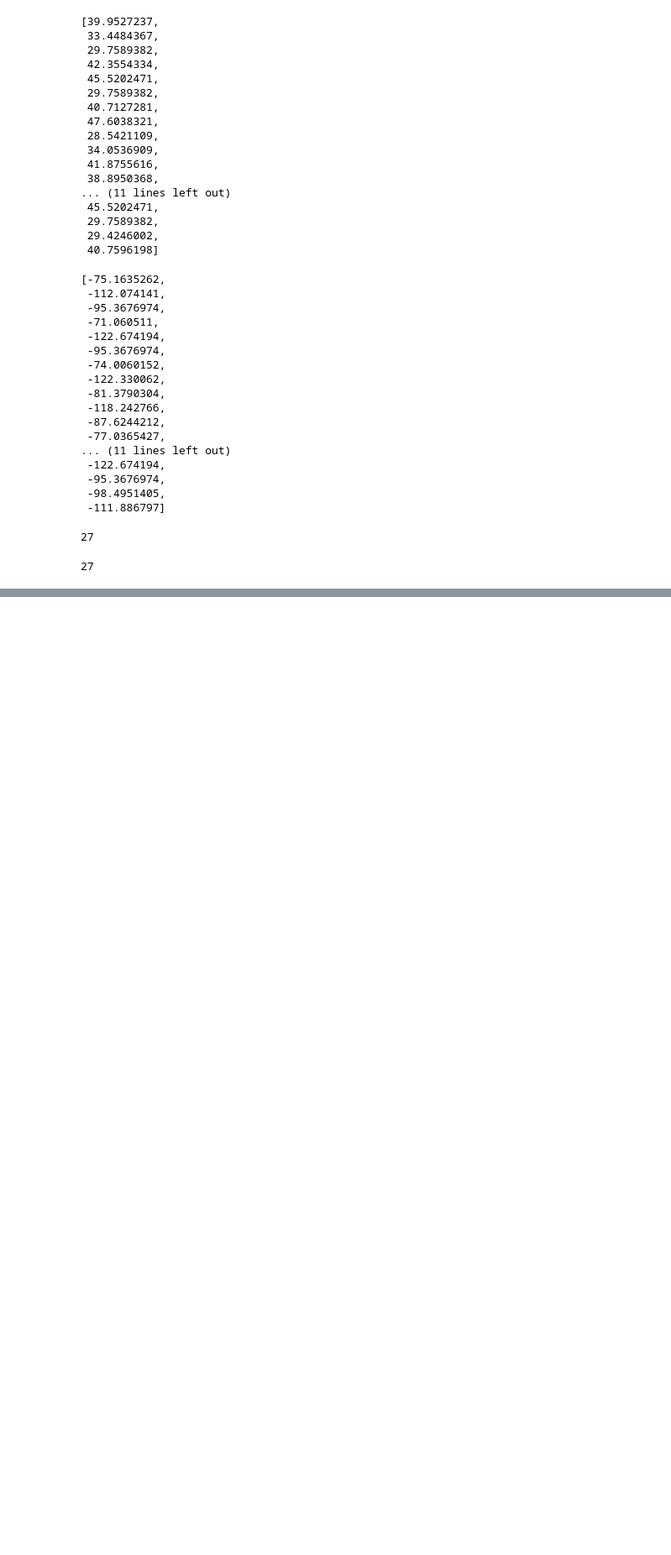
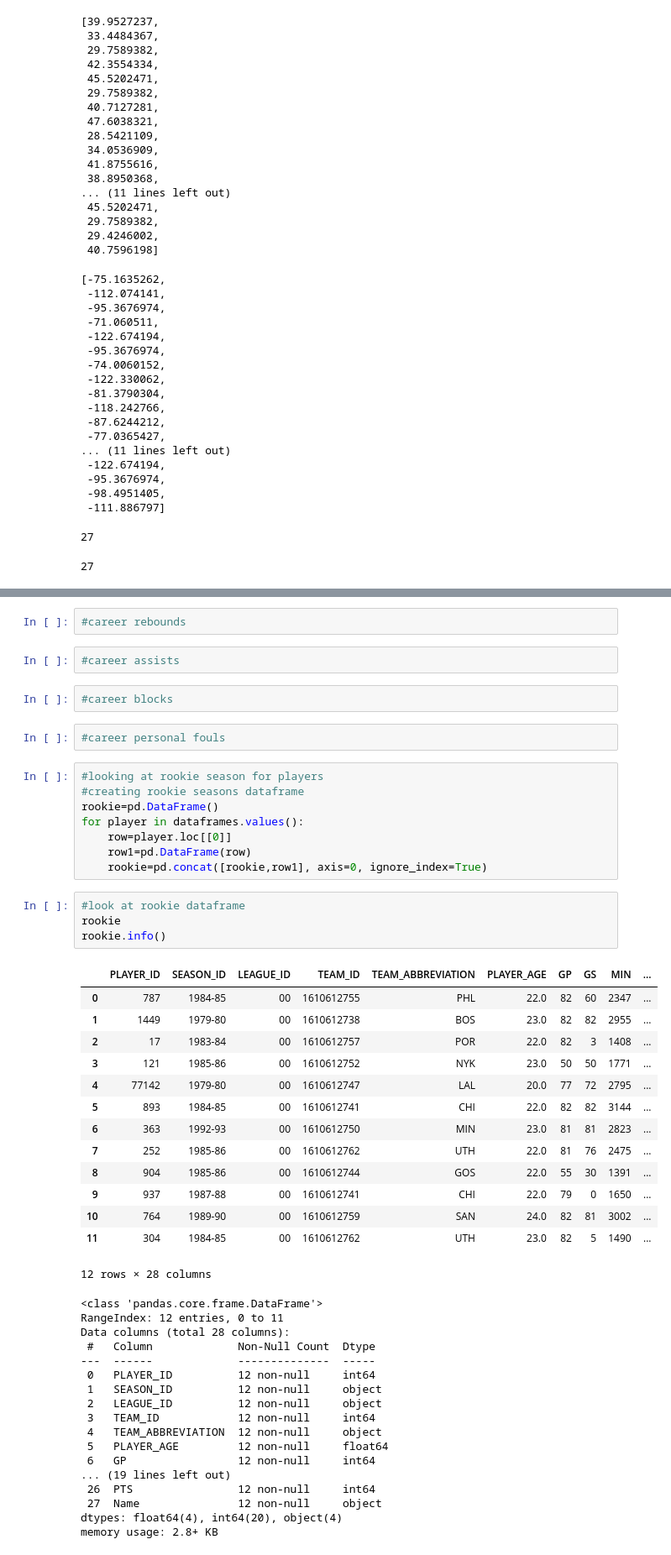
Before and after one commit to e-harrell/dreamteam92, a Jupyter notebook: project notebook.ipynb, the cells around one changed output, grey strips where cells are left out. Shown at 84% size. Cells and saved outputs as stored; diff of their text form; blank space fills up the shorter version.

```diff
--- a/project notebook.ipynb
+++ b/project notebook.ipynb
@@ -777,0 +783,52 @@ fig.show()
+# %%
+#career rebounds
+# %%
+#career assists
+# %%
+#career blocks
+# %%
+#career personal fouls
+# %%
+#looking at rookie season for players
+#creating rookie seasons dataframe
+rookie=pd.DataFrame()
+for player in dataframes.values():
+    row=player.loc[[0]]
+    row1=pd.DataFrame(row)
+    rookie=pd.concat([rookie,row1], axis=0, ignore_index=True)
+# %%
+#look at rookie dataframe
+rookie
+rookie.info()
+# %% [output]
+|  | PLAYER_ID | SEASON_ID | LEAGUE_ID | TEAM_ID | TEAM_ABBREVIATION | PLAYER_AGE | GP | GS | MIN | ... |
+| 0 | 787 | 1984-85 | 00 | 1610612755 | PHL | 22.0 | 82 | 60 | 2347 | ... |
+| 1 | 1449 | 1979-80 | 00 | 1610612738 | BOS | 23.0 | 82 | 82 | 2955 | ... |
+| 2 | 17 | 1983-84 | 00 | 1610612757 | POR | 22.0 | 82 | 3 | 1408 | ... |
+| 3 | 121 | 1985-86 | 00 | 1610612752 | NYK | 23.0 | 50 | 50 | 1771 | ... |
+| 4 | 77142 | 1979-80 | 00 | 1610612747 | LAL | 20.0 | 77 | 72 | 2795 | ... |
+| 5 | 893 | 1984-85 | 00 | 1610612741 | CHI | 22.0 | 82 | 82 | 3144 | ... |
+| 6 | 363 | 1992-93 | 00 | 1610612750 | MIN | 23.0 | 81 | 81 | 2823 | ... |
+| 7 | 252 | 1985-86 | 00 | 1610612762 | UTH | 22.0 | 81 | 76 | 2475 | ... |
+| 8 | 904 | 1985-86 | 00 | 1610612744 | GOS | 22.0 | 55 | 30 | 1391 | ... |
+| 9 | 937 | 1987-88 | 00 | 1610612741 | CHI | 22.0 | 79 | 0 | 1650 | ... |
+| 10 | 764 | 1989-90 | 00 | 1610612759 | SAN | 24.0 | 82 | 81 | 3002 | ... |
+| 11 | 304 | 1984-85 | 00 | 1610612762 | UTH | 23.0 | 82 | 5 | 1490 | ... |
+12 rows × 28 columns
+<class 'pandas.core.frame.DataFrame'>
+RangeIndex: 12 entries, 0 to 11
+Data columns (total 28 columns):
+ #   Column             Non-Null Count  Dtype
+---  ------             --------------  -----
+ 0   PLAYER_ID          12 non-null     int64
+ 1   SEASON_ID          12 non-null     object
+ 2   LEAGUE_ID          12 non-null     object
+ 3   TEAM_ID            12 non-null     int64
+ 4   TEAM_ABBREVIATION  12 non-null     object
+ 5   PLAYER_AGE         12 non-null     float64
+ 6   GP                 12 non-null     int64
+... (19 lines left out)
+ 26  PTS                12 non-null     int64
+ 27  Name               12 non-null     object
+dtypes: float64(4), int64(20), object(4)
+memory usage: 2.8+ KB
```
Also changed, not shown: parts of 31 cells of this notebook.
